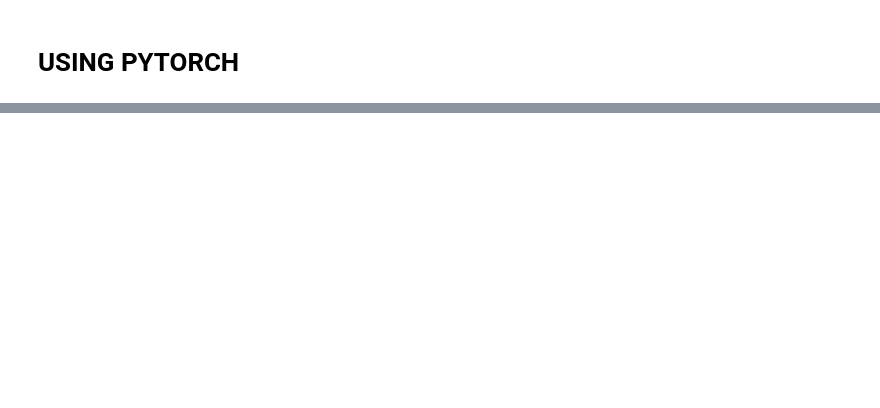
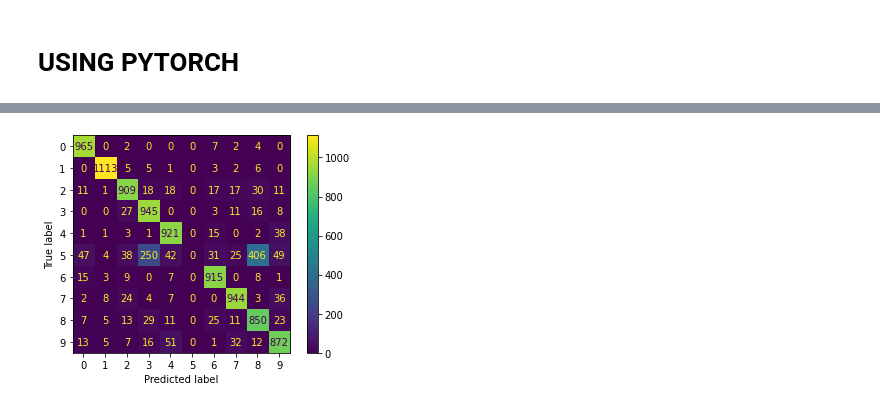
Before and after one commit to arstrim/UW_CS760, a Jupyter notebook: hw4/neural_networks.ipynb, the cells around one changed output, grey strips where cells are left out. Saved outputs shown, nothing was run; the diff lists cells and outputs as text; code cells hidden in the pictures; blank space fills up the shorter version.

```diff
--- a/hw4/neural_networks.ipynb
+++ b/hw4/neural_networks.ipynb
@@ -414,0 +421,11 @@ disp.plot();
+# %%
+inputs_test = torch.tensor(X_test).to(torch.float32)
+
+outputs_test = net(inputs_test)
+
+cm = confusion_matrix(y_test, outputs_test.argmax(axis=1), labels=[i for i in range(10)] ) # TODO check if labels are assigned correctly
+disp = ConfusionMatrixDisplay(confusion_matrix=cm, display_labels=[i for i in range(10)]) # TODO check if labels are assigned correctly
+
+disp.plot();
+# %% [output]
+[figure, added]
```
Also changed, not shown: parts of 32 cells of this notebook, 1 other file.
